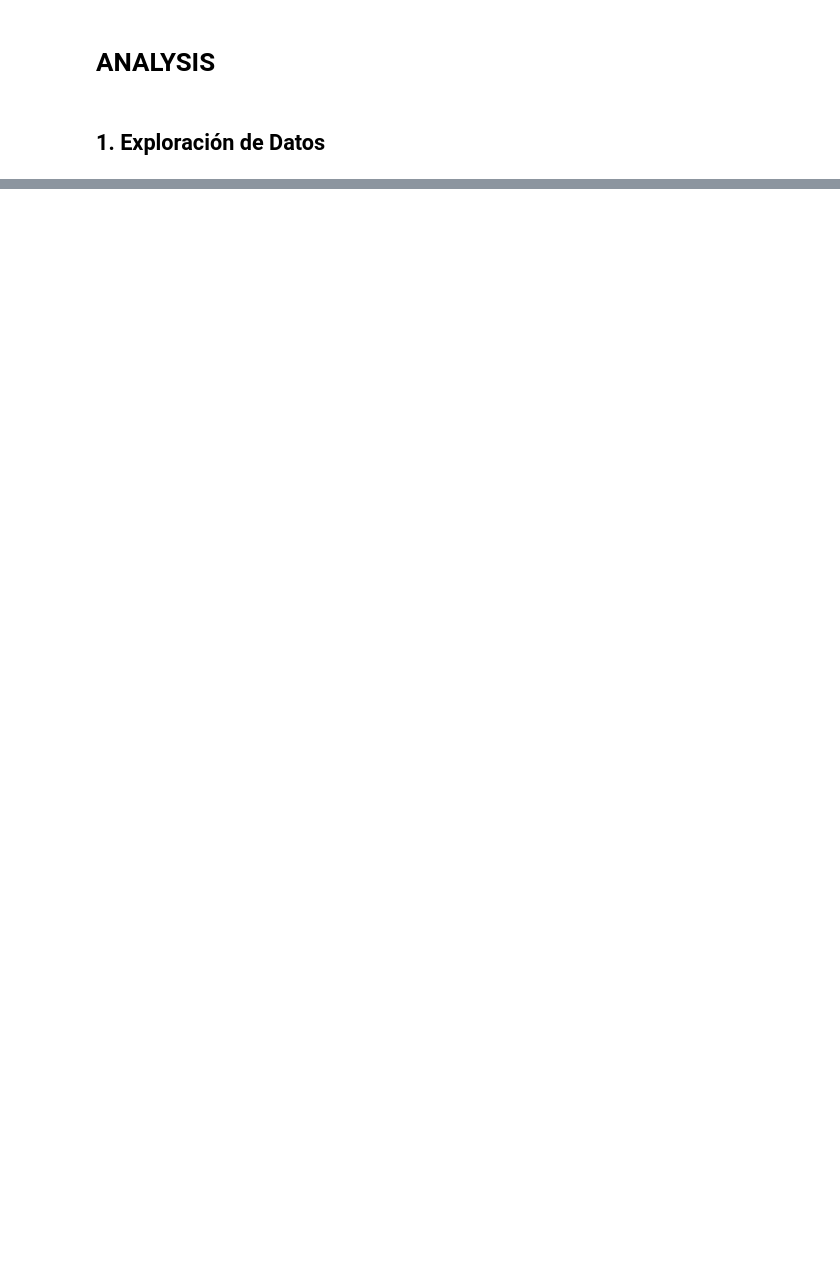
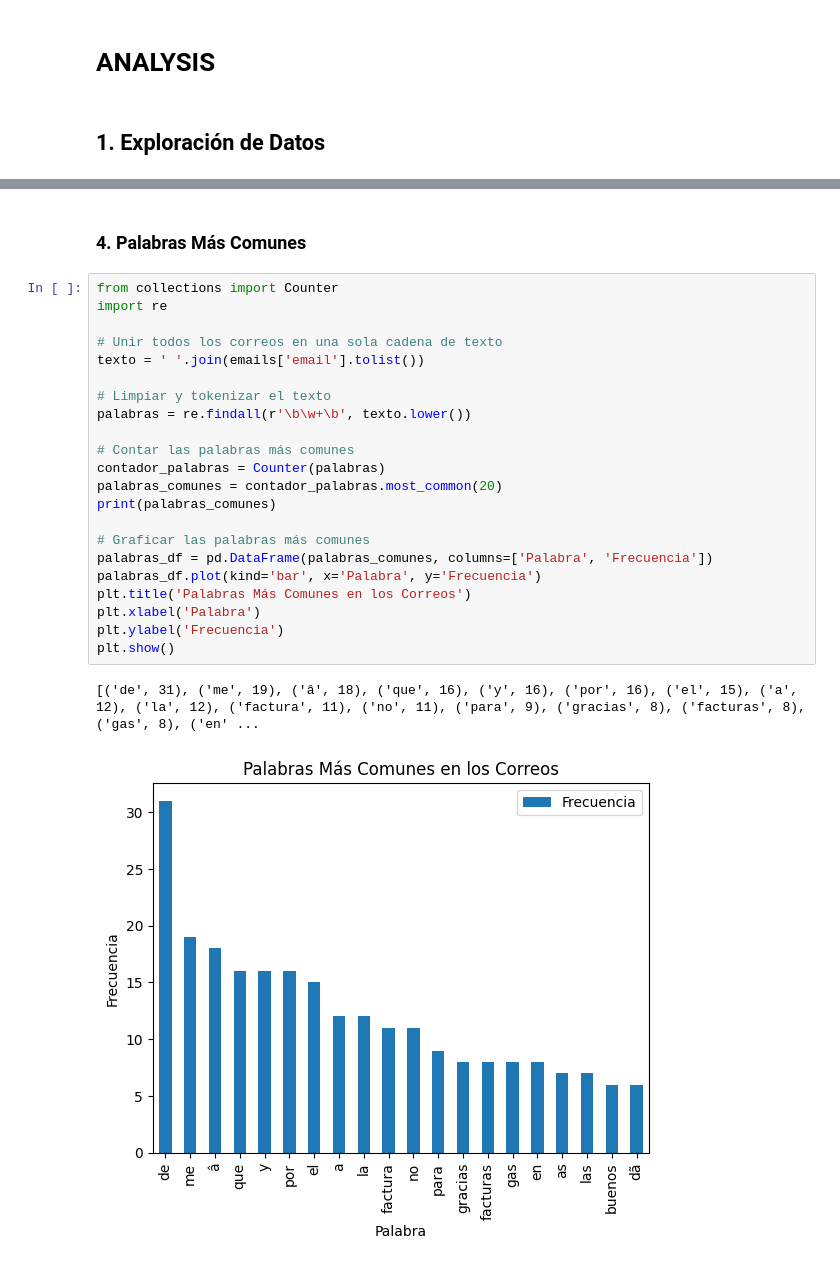
Before and after one commit to eduardpuga/email_classification, a Jupyter notebook: analysis.ipynb, the cells around one changed output, grey strips where cells are left out. Saved outputs shown, nothing was run; the diff lists cells and outputs as text; blank space fills up the shorter version.

```diff
--- a/analysis.ipynb
+++ b/analysis.ipynb
@@ -123,0 +162,27 @@ Name: count, dtype: int64
+# %% [markdown]
+### 4. Palabras Más Comunes
+# %%
+from collections import Counter
+import re
+
+# Unir todos los correos en una sola cadena de texto
+texto = ' '.join(emails['email'].tolist())
+
+# Limpiar y tokenizar el texto
+palabras = re.findall(r'\b\w+\b', texto.lower())
+
+# Contar las palabras más comunes
+contador_palabras = Counter(palabras)
+palabras_comunes = contador_palabras.most_common(20)
+print(palabras_comunes)
+
+# Graficar las palabras más comunes
+palabras_df = pd.DataFrame(palabras_comunes, columns=['Palabra', 'Frecuencia'])
+palabras_df.plot(kind='bar', x='Palabra', y='Frecuencia')
+plt.title('Palabras Más Comunes en los Correos')
+plt.xlabel('Palabra')
+plt.ylabel('Frecuencia')
+plt.show()
+# %% [output]
+[('de', 31), ('me', 19), ('â', 18), ('que', 16), ('y', 16), ('por', 16), ('el', 15), ('a', 12), ('la', 12), ('factura', 11), ('no', 11), ('para', 9), ('gracias', 8), ('facturas', 8), ('gas', 8), ('en' ...
+[figure, added]
```
Also changed, not shown: parts of 27 cells of this notebook, 8 other files.
